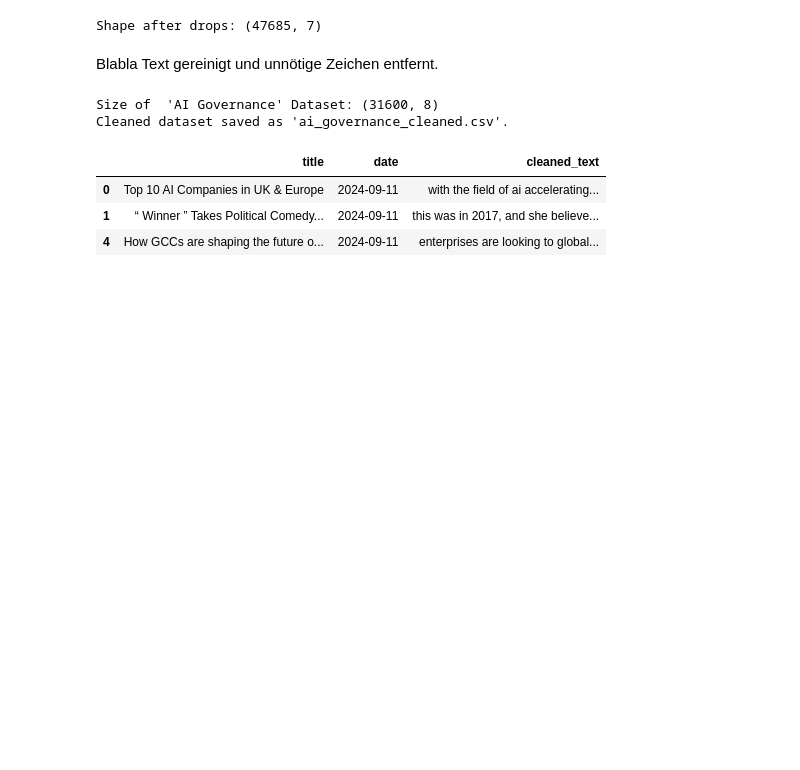
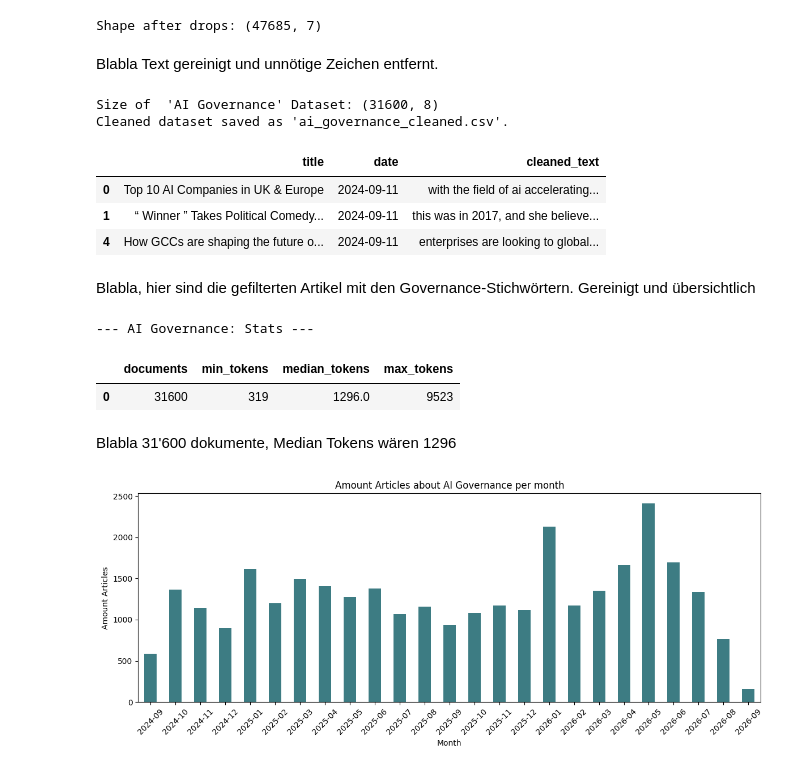
Before and after one commit to Pascingo/CTA-media-analysis, a Jupyter notebook: 01_Stage1_CLT.ipynb, the cells around one changed output. Cells and saved outputs as stored; diff of their text form; code cells hidden in the pictures; blank space fills up the shorter version.

```diff
--- a/01_Stage1_CLT.ipynb
+++ b/01_Stage1_CLT.ipynb
@@ -96,3 +96,43 @@ Cleaned dataset saved as 'ai_governance_cleaned.csv'.
 | 0 | Top 10 AI Companies in UK & Europe | 2024-09-11 | with the field of ai accelerating... |
 | 1 | “ Winner ” Takes Political Comedy... | 2024-09-11 | this was in 2017, and she believe... |
 | 4 | How GCCs are shaping the future o... | 2024-09-11 | enterprises are looking to global... |
+# %% [markdown]
+Blabla, hier sind die gefilterten Artikel mit den Governance-Stichwörtern. Gereinigt und übersichtlich
+# %%
+import pandas as pd
+import matplotlib.pyplot as plt
+import seaborn as sns
+from collections import Counter
+import re
+
+df_gov = df_gov.copy()
+df_gov['n_characters'] = df_gov['cleaned_text'].str.len()
+df_gov['n_whitespace_tokens'] = df_gov['cleaned_text'].str.split().str.len()
+
+print("\n--- AI Governance: Stats ---") # Exactly like in the class
+audit = pd.DataFrame({
+    "documents": [len(df_gov)],
+    "min_tokens": [int(df_gov["n_whitespace_tokens"].min())],
+    "median_tokens": [float(df_gov["n_whitespace_tokens"].median())],
+    "max_tokens": [int(df_gov["n_whitespace_tokens"].max())],
+})
+display(audit)
+# %% [output]
+--- AI Governance: Stats ---
+|  | documents | min_tokens | median_tokens | max_tokens |
+| 0 | 31600 | 319 | 1296.0 | 9523 |
+# %% [markdown]
+Blabla 31'600 dokumente, Median Tokens wären 1296
+# %%
+df_gov['published_at'] = pd.to_datetime(df_gov['date'], errors='coerce')
+
+plt.figure(figsize=(12, 5))
+df_gov.groupby(df_gov['published_at'].dt.to_period("M")).size().plot(kind='bar', color='#3D7C83')
+plt.title('Amount Articles about AI Governance per month')
+plt.xlabel('Month')
+plt.ylabel('Amount Articles')
+plt.xticks(rotation=45)
+plt.tight_layout()
+plt.show()
+# %% [output]
+[figure, added]
```
Also changed, not shown: parts of 5 cells of this notebook.
